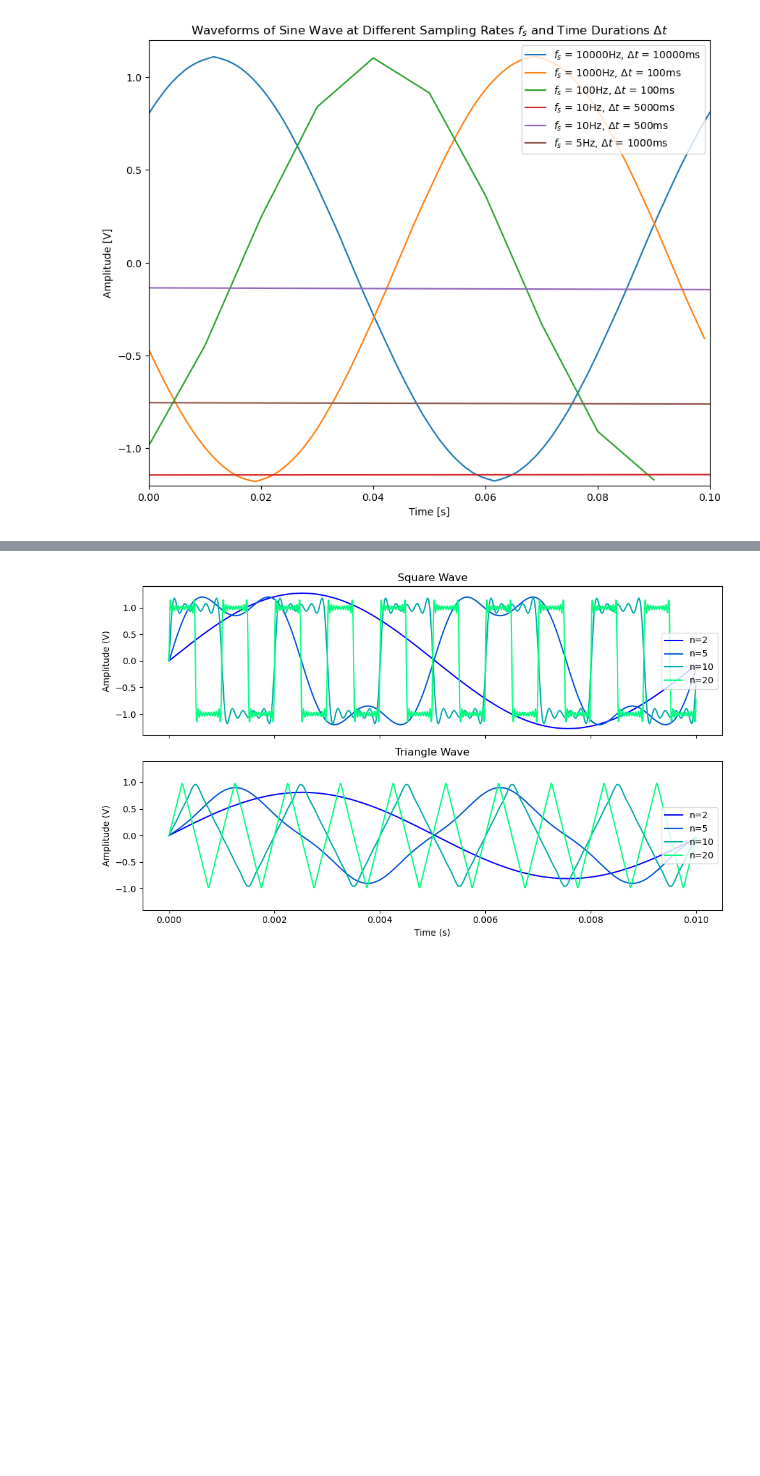
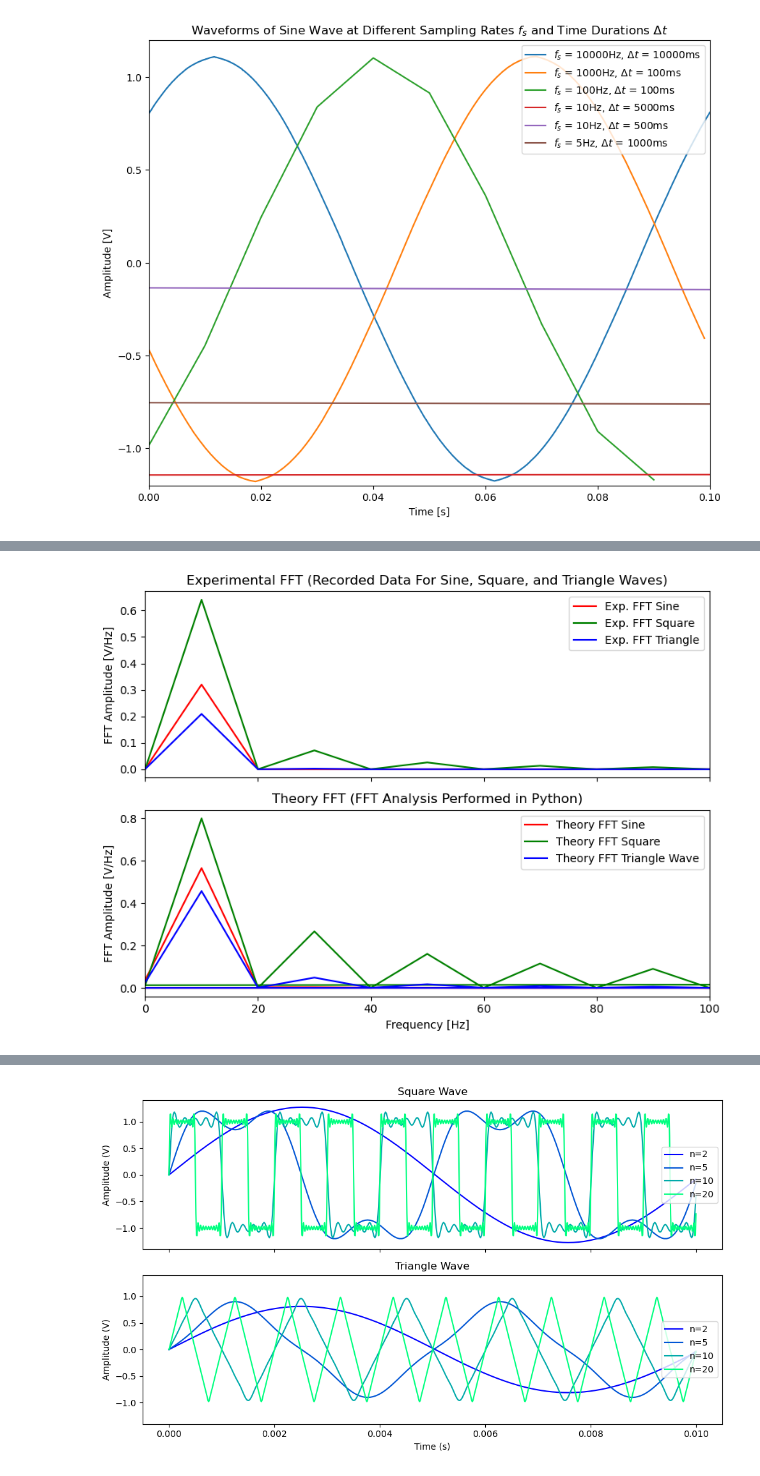
Before and after one commit to jwdesroches/phys_5318, a Jupyter notebook: experiment_1/figures.ipynb, the cells around one changed output, grey strips where cells are left out. Drawn from its saved outputs; the diff is of its cells as text; code cells hidden in the pictures; blank space fills up the shorter version.

```diff
--- a/experiment_1/figures.ipynb
+++ b/experiment_1/figures.ipynb
@@ -102,0 +139,70 @@ Text(0.5, 1.0, 'Waveforms of Sine Wave at Different Sampling Rates $f_s$ and Tim
+# %%
+import numpy as np
+import matplotlib.pyplot as plt
+
+fig, (ax1, ax2) = plt.subplots(2, 1, figsize=(8, 6), sharex=True)
+
+colors = ['r', 'g', 'b']
+
+for i, df in enumerate(dataframes_list):
+    if "sine" in df.name:
+        if "1000Hz" in df.name:
+            # Plot theoretical signal
+            ax1.plot(df["Frequency"], df["FFT Voltage"], color=colors[0], label="Exp. FFT Sine")
+
+            # Perform Fourier Transform on the theoretical signal using NumPy's fft
+            time_points = df["Time"]
+            voltage_signal = df["Voltage"]
+            dt = time_points[1] - time_points[0]
+            N = len(time_points)
+            fft_theoretical = np.fft.fft(voltage_signal)
+            freq_theoretical = np.fft.fftfreq(N, dt)
+
+            # Plot the theoretical FFT
+            ax2.plot(freq_theoretical, np.abs(fft_theoretical)*0.01, color=colors[0], label="Theory FFT Sine")
+
+    elif "square" in df.name:
+        # Plot theoretical signal
+        ax1.plot(df["Frequency"], df["FFT Voltage"], color=colors[1], label="Exp. FFT Square")
+
+        # Perform Fourier Transform on the theoretical signal using NumPy's fft
+        time_points = df["Time"]
+        voltage_signal = df["Voltage"]
+        dt = time_points[1] - time_points[0]
+        N = len(time_points)
+        fft_theoretical = np.fft.fft(voltage_signal)
+        freq_theoretical = np.fft.fftfreq(N, dt)
+
+        # Plot the theoretical FFT
+        ax2.plot(freq_theoretical, np.abs(fft_theoretical)*0.01, color=colors[1], label="Theory FFT Square")
+
+    elif "triangle" in df.name:
+        # Plot theoretical signal
+        ax1.plot(df["Frequency"], df["FFT Voltage"], color=colors[2], label="Exp. FFT Triangle")
+
+        # Perform Fourier Transform on the theoretical signal using NumPy's fft
+        time_points = df["Time"]
+        voltage_signal = df["Voltage"]
+        dt = time_points[1] - time_points[0]
+        N = len(time_points)
+        fft_theoretical = np.fft.fft(voltage_signal)
+        freq_theoretical = np.fft.fftfreq(N, dt)
+
+        # Plot the theoretical FFT
+        ax2.plot(freq_theoretical, np.abs(fft_theoretical)*0.01, color=colors[2], label="Theory FFT Triangle Wave")
+
+# Set labels, legends, and titles outside the loop
+ax1.legend()
+ax2.legend()
+ax1.set_ylabel("FFT Amplitude [V/Hz]")
+ax2.set_ylabel("FFT Amplitude [V/Hz]")
+ax2.set_xlabel("Frequency [Hz]")
+
+ax2.set_xlim(0, 100)
+ax1.set_title("Experimental FFT (Recorded Data For Sine, Square, and Triangle Waves)")
+ax2.set_title("Theory FFT (FFT Analysis Performed in Python)")
+
+fig.tight_layout()
+plt.show()
+# %% [output]
+[figure, added]
```
Also changed, not shown: parts of 4 cells of this notebook.
